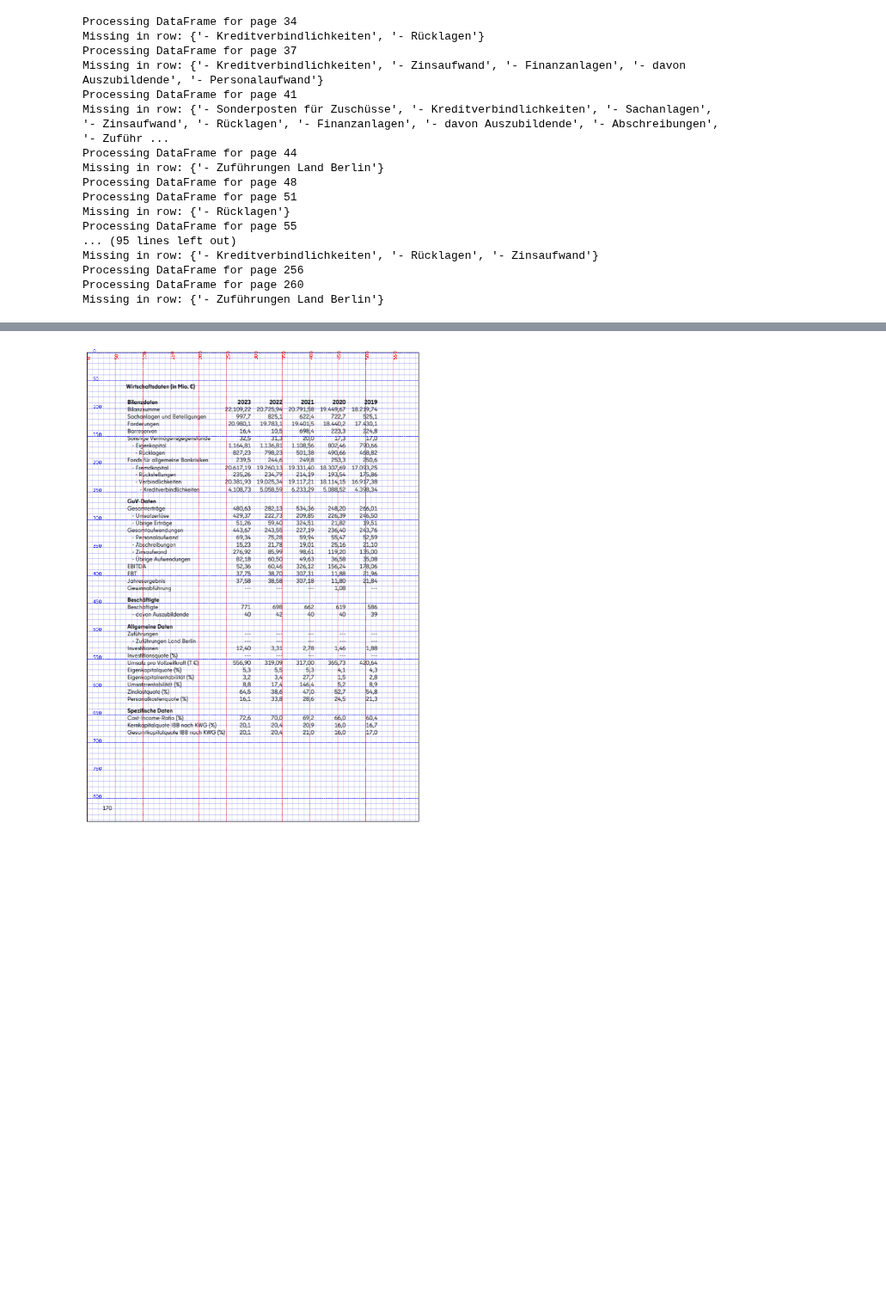
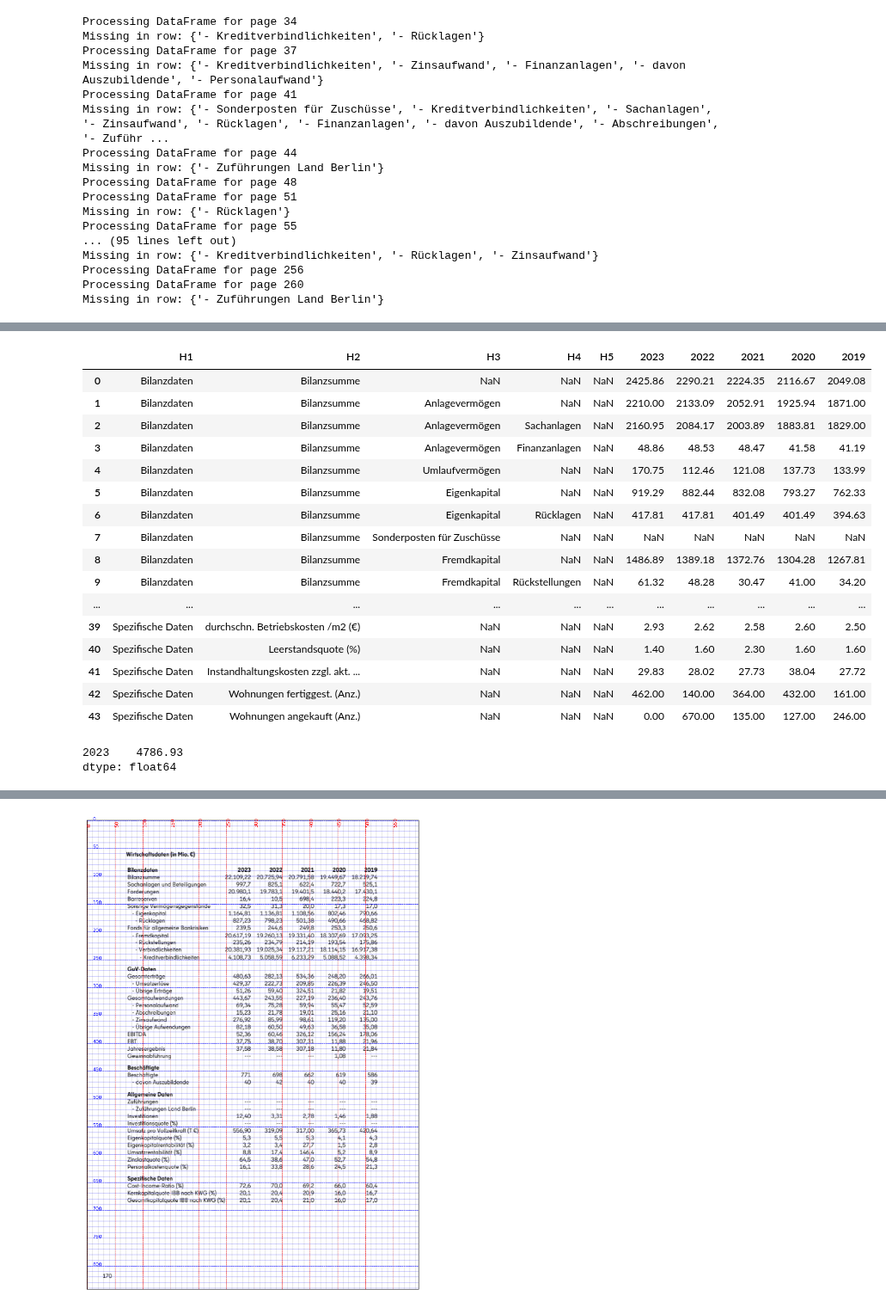
Before and after one commit to Famondir/Thesis, a Jupyter notebook: Beteiligungsberichte/extract_data_bb.ipynb, the cells around one changed output, grey strips where cells are left out. Shown at 86% size. Saved outputs shown, nothing was run; the diff lists cells and outputs as text; code cells hidden in the pictures; blank space fills up the shorter version.

```diff
--- a/Beteiligungsberichte/extract_data_bb.ipynb
+++ b/Beteiligungsberichte/extract_data_bb.ipynb
@@ -383,0 +372,63 @@ df_list_copy[52]
+# %%
+def process_hierarchy_2_and_3(df):
+    df_temp = df[df['H1'] != 'Bilanzdaten'].copy()
+    df_temp['H3'] = [str(h3).replace("- ", "") if h3 != h2 else np.nan for h2, h3 in zip(df_temp['H2'], df_temp['H3'])]
+    df_temp['H4'] = np.nan  # Placeholder for H4
+    df_temp['H5'] = np.nan  # Placeholder for H5
+
+    df = df[df['H1'] == 'Bilanzdaten'].copy()
+    col_h5 = [entry.replace("- ", "") if any(x in entry for x in ['Kreditverbindlichkeiten']) else np.nan for entry in df['H3']]
+    df['H5'] = col_h5
+    df['H5'] = df['H5'].ffill()  # Forward fill H5
+    col_h4 = [entry.replace("- ", "") if any(x in entry for x in ['Sachanlagen', 'Finanzanlagen', 'Rücklagen', 'Rückstellungen', 'Verbindlichkeiten']) else np.nan for entry in df['H3']]
+    df['H4'] = col_h4
+    df['H4'] = df['H4'].ffill()  # Forward fill H4
+    col_h3 = [entry.replace("- ", "") if any(x in entry for x in ['Anlagevermögen', 'Umlaufvermögen', 'Eigenkapital', 'Sonderposten für Zuschüsse', 'Fremdkapital']) else np.nan for entry in df['H3']]
+    df['H3'] = col_h3
+    df['H4'] = [h4 if h3 is np.nan else np.nan for h3, h4 in zip(df['H3'], df['H4'])]  # Remove H4 entries where H3 is NaN
+    df['H3'] = df['H3'].ffill()  # Forward fill H3
+
+    # Reorder columns: first all H1...H5, then year columns in descending order
+    hierarchy_cols = ['H1', 'H2', 'H3', 'H4', 'H5']
+    year_cols = [col for col in df_temp.columns if isinstance(col, int) and 1900 <= col <= 2100]
+    year_cols = sorted(year_cols, reverse=True)
+    other_cols = [col for col in df_temp.columns if col not in hierarchy_cols + year_cols]
+
+    df = df[hierarchy_cols + year_cols + other_cols]
+    df_temp = df_temp[hierarchy_cols + year_cols + other_cols]
+    # Concatenate the two DataFrames
+    df = pd.concat([df, df_temp], ignore_index=True)
+
+    return df
+
+df_temp = process_hierarchy_2_and_3(df_list_copy[56])
+df_temp
+# %% [output]
+|  | H1 | H2 | H3 | H4 | H5 | 2023 | 2022 | 2021 | 2020 | 2019 |
+| 0 | Bilanzdaten | Bilanzsumme | NaN | NaN | NaN | 2425.86 | 2290.21 | 2224.35 | 2116.67 | 2049.08 |
+| 1 | Bilanzdaten | Bilanzsumme | Anlagevermögen | NaN | NaN | 2210.00 | 2133.09 | 2052.91 | 1925.94 | 1871.00 |
+| 2 | Bilanzdaten | Bilanzsumme | Anlagevermögen | Sachanlagen | NaN | 2160.95 | 2084.17 | 2003.89 | 1883.81 | 1829.00 |
+| 3 | Bilanzdaten | Bilanzsumme | Anlagevermögen | Finanzanlagen | NaN | 48.86 | 48.53 | 48.47 | 41.58 | 41.19 |
+| 4 | Bilanzdaten | Bilanzsumme | Umlaufvermögen | NaN | NaN | 170.75 | 112.46 | 121.08 | 137.73 | 133.99 |
+| 5 | Bilanzdaten | Bilanzsumme | Eigenkapital | NaN | NaN | 919.29 | 882.44 | 832.08 | 793.27 | 762.33 |
+| 6 | Bilanzdaten | Bilanzsumme | Eigenkapital | Rücklagen | NaN | 417.81 | 417.81 | 401.49 | 401.49 | 394.63 |
+| 7 | Bilanzdaten | Bilanzsumme | Sonderposten für Zuschüsse | NaN | NaN | NaN | NaN | NaN | NaN | NaN |
+| 8 | Bilanzdaten | Bilanzsumme | Fremdkapital | NaN | NaN | 1486.89 | 1389.18 | 1372.76 | 1304.28 | 1267.81 |
+| 9 | Bilanzdaten | Bilanzsumme | Fremdkapital | Rückstellungen | NaN | 61.32 | 48.28 | 30.47 | 41.00 | 34.20 |
+| ... | ... | ... | ... | ... | ... | ... | ... | ... | ... | ... |
+| 39 | Spezifische Daten | durchschn. Betriebskosten /m2 (€) | NaN | NaN | NaN | 2.93 | 2.62 | 2.58 | 2.60 | 2.50 |
+| 40 | Spezifische Daten | Leerstandsquote (%) | NaN | NaN | NaN | 1.40 | 1.60 | 2.30 | 1.60 | 1.60 |
+| 41 | Spezifische Daten | Instandhaltungskosten zzgl. akt. ... | NaN | NaN | NaN | 29.83 | 28.02 | 27.73 | 38.04 | 27.72 |
+| 42 | Spezifische Daten | Wohnungen fertiggest. (Anz.) | NaN | NaN | NaN | 462.00 | 140.00 | 364.00 | 432.00 | 161.00 |
+| 43 | Spezifische Daten | Wohnungen angekauft (Anz.) | NaN | NaN | NaN | 0.00 | 670.00 | 135.00 | 127.00 | 246.00 |
+# %%
+df_temp[
+    (df_temp['H2'] == 'Bilanzsumme') &
+    (df_temp['H3'].notna()) &
+    (df_temp['H4'].isna())
+    ].agg({
+        2023: 'sum'
+    })
+# %% [output]
+2023    4786.93
+dtype: float64
```
Also changed, not shown: parts of 18 cells of this notebook.
